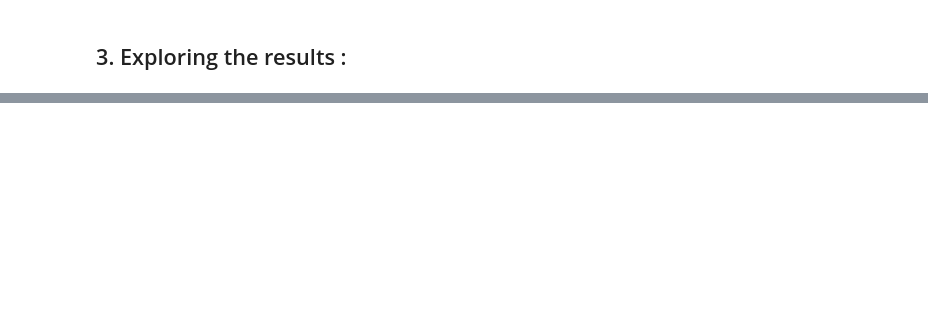
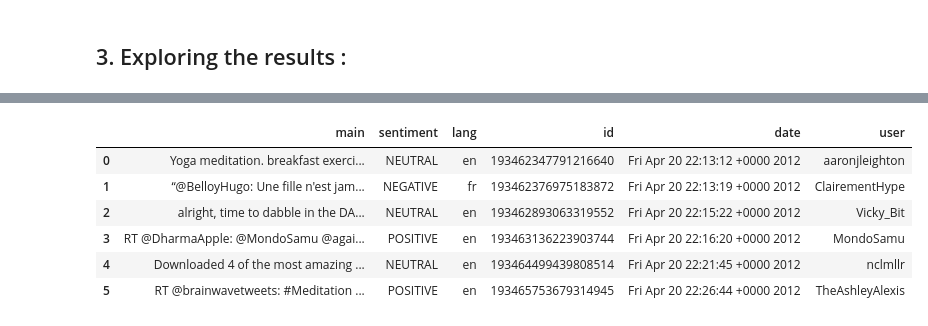
Before and after one commit to Firas11993/ada2017, a Jupyter notebook: Project/Project.ipynb, the cells around one changed output, grey strips where cells are left out. Cells and saved outputs as stored; diff of their text form; code cells hidden in the pictures; blank space fills up the shorter version.

```diff
--- a/Project/Project.ipynb
+++ b/Project/Project.ipynb
@@ -706,0 +700,5 @@ plot_sentiments(meditation_sentiments,'Sentiments about meditation')
+# %%
+paleo = pickle.load(open( "paleo_full.p", "rb" ))
+meditation=pickle.load(open( "meditation_full.p", "rb" ))
+fast =pickle.load(open( "fasting_full.p", "rb" ))
+vegan =pickle.load(open( "veganism_full.p", "rb" ))
@@ -706,0 +707,12 @@ plot_sentiments(meditation_sentiments,'Sentiments about meditation')
+# %%
+dataPaleo = pd.DataFrame(paleo)
+dataMedit = pd.DataFrame(meditation)
+dataFast  = pd.DataFrame(fast)
+dataVegan = pd.DataFrame(vegan)
+
+dataPaleo = dataPaleo.drop('clean', axis=1)
+dataMedit = dataMedit.drop('clean', axis=1)
+dataFast = dataFast.drop('clean', axis=1)
+dataVegan = dataVegan.drop('clean', axis=1)
+
+dataPaleo.head()
@@ -706,0 +742,15 @@ plot_sentiments(meditation_sentiments,'Sentiments about meditation')
+# %%
+dataPaleo = process_dataframes(dataPaleo)
+dataMedit = process_dataframes(dataMedit)
+dataFast  = process_dataframes(dataFast )
+dataVegan = process_dataframes(dataVegan)
+
+dataMedit.head(6)
+# %% [output]
+|  | main | sentiment | lang | id | date | user |
+| 0 | Yoga meditation. breakfast exerci... | NEUTRAL | en | 193462347791216640 | Fri Apr 20 22:13:12 +0000 2012 | aaronjleighton |
+| 1 | “@BelloyHugo: Une fille n'est jam... | NEGATIVE | fr | 193462376975183872 | Fri Apr 20 22:13:19 +0000 2012 | ClairementHype |
+| 2 | alright, time to dabble in the DA... | NEUTRAL | en | 193462893063319552 | Fri Apr 20 22:15:22 +0000 2012 | Vicky_Bit |
+| 3 | RT @DharmaApple: @MondoSamu @agai... | POSITIVE | en | 193463136223903744 | Fri Apr 20 22:16:20 +0000 2012 | MondoSamu |
+| 4 | Downloaded 4 of the most amazing ... | NEUTRAL | en | 193464499439808514 | Fri Apr 20 22:21:45 +0000 2012 | nclmllr |
+| 5 | RT @brainwavetweets: #Meditation ... | POSITIVE | en | 193465753679314945 | Fri Apr 20 22:26:44 +0000 2012 | TheAshleyAlexis |
```
Also changed, not shown: parts of 19 cells of this notebook.
